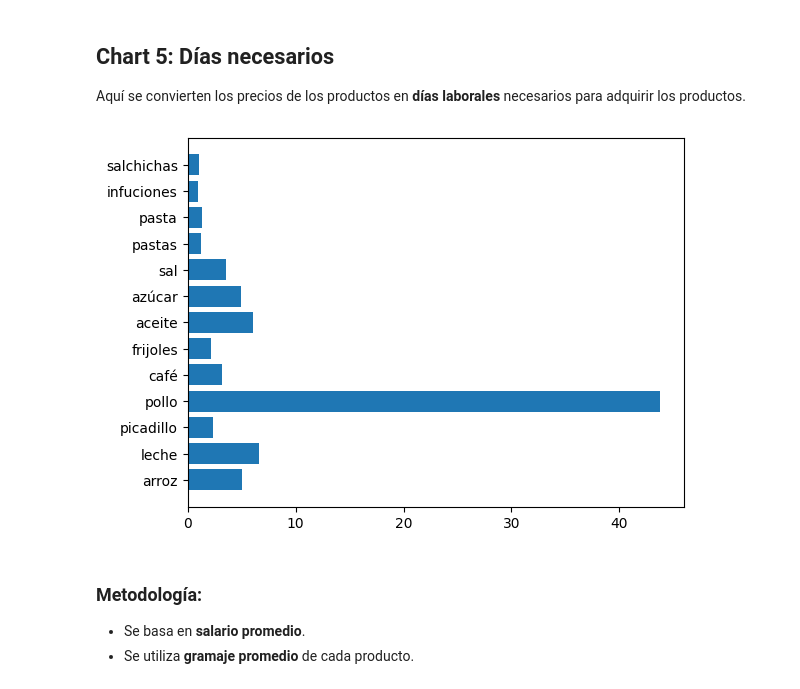
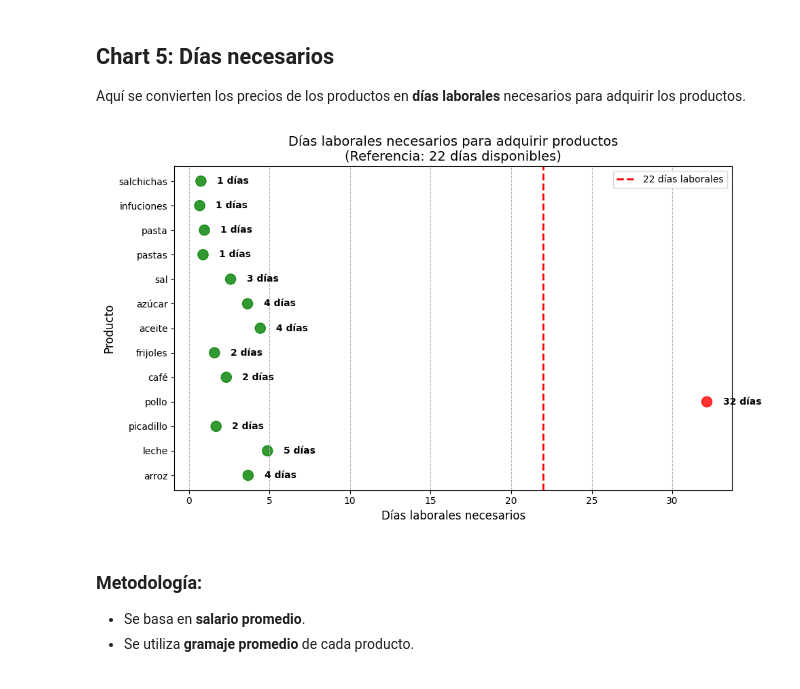
Before and after one commit to L14Npy/project_01, a Jupyter notebook: story.ipynb, the cells around one changed output. Saved outputs shown, nothing was run; the diff lists cells and outputs as text; code cells hidden in the pictures.

```diff
--- a/story.ipynb
+++ b/story.ipynb
@@ -77,10 +75,10 @@ ChartMaxUnits(1)
 ## Chart 5: Días necesarios
 
 Aquí se convierten los precios de los productos en **días laborales** necesarios para adquirir los productos.
-# %%
-ChartNecesaryDays(30)
-# %% [output]
-[figure, removed]
+# %%
+ChartNecesaryDaysPlotD(22)
+# %% [output]
+[figure, added]
 # %% [markdown]
 ### Metodología:
 
```
Also changed, not shown: parts of 6 cells of this notebook, 2 other files.
